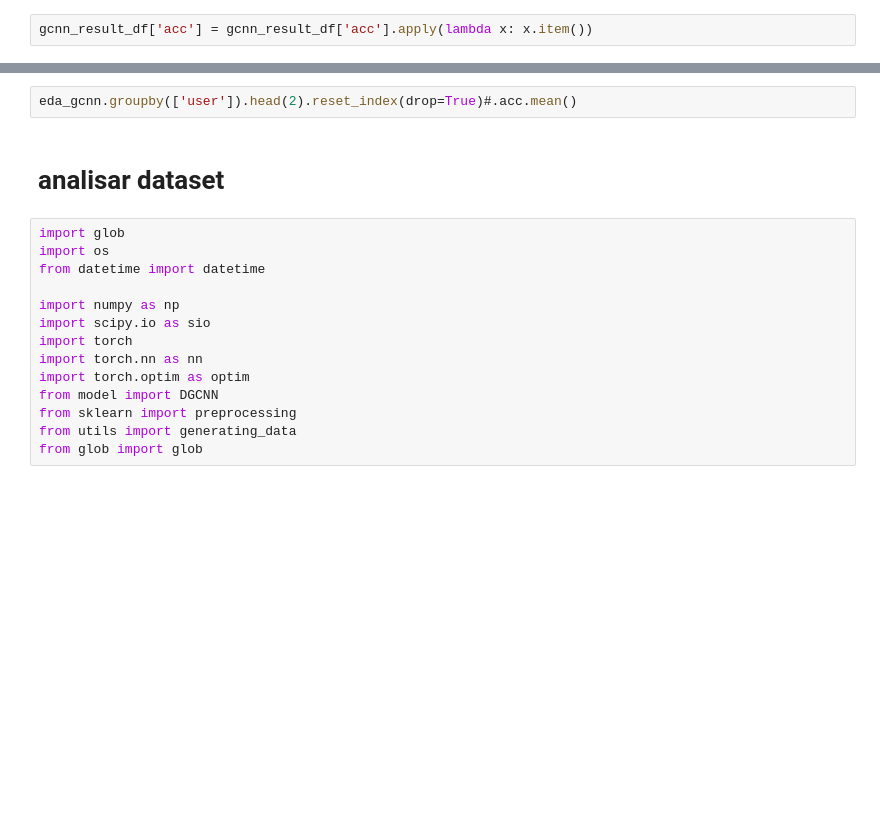
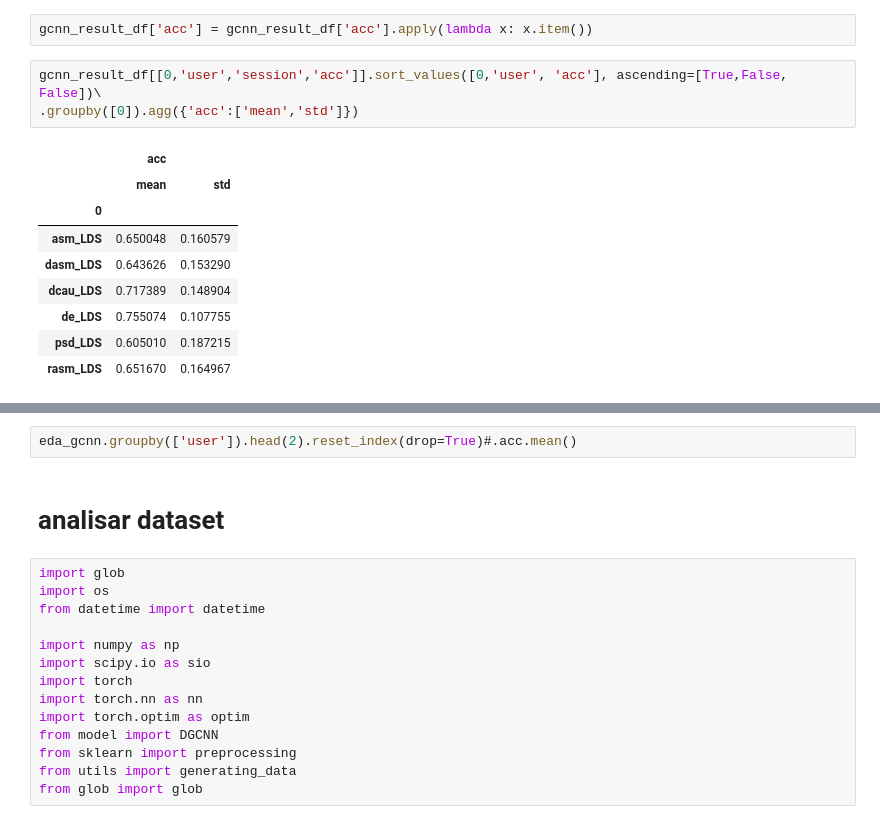
Before and after one commit to jvmr22/MSc-dissertation-EEG-Analysis, a Jupyter notebook: artigo_original_2020_song/eda.ipynb, the cells around one changed output, grey strips where cells are left out. Cells and saved outputs as stored; diff of their text form; blank space fills up the shorter version.

```diff
--- a/artigo_original_2020_song/eda.ipynb
+++ b/artigo_original_2020_song/eda.ipynb
@@ -151,4 +275,17 @@ gcnn_result_df
 # %%
 gcnn_result_df['acc'] = gcnn_result_df['acc'].apply(lambda x: x.item())
+# %%
+gcnn_result_df[[0,'user','session','acc']].sort_values([0,'user', 'acc'], ascending=[True,False, False])\
+.groupby([0]).agg({'acc':['mean','std']})
+# %% [output]
+|  | acc |  |
+|  | mean | std |
+| 0 |  |  |
+| asm_LDS | 0.650048 | 0.160579 |
+| dasm_LDS | 0.643626 | 0.153290 |
+| dcau_LDS | 0.717389 | 0.148904 |
+| de_LDS | 0.755074 | 0.107755 |
+| psd_LDS | 0.605010 | 0.187215 |
+| rasm_LDS | 0.651670 | 0.164967 |
 # %%
 # eda_gcnn = gcnn_result_df[['user', 'session','acc', 'predict_label','trur_label','loss','true_label']].sort_values(['user', 'acc'], ascending=[False, False])
```
Also changed, not shown: parts of 21 cells of this notebook.
